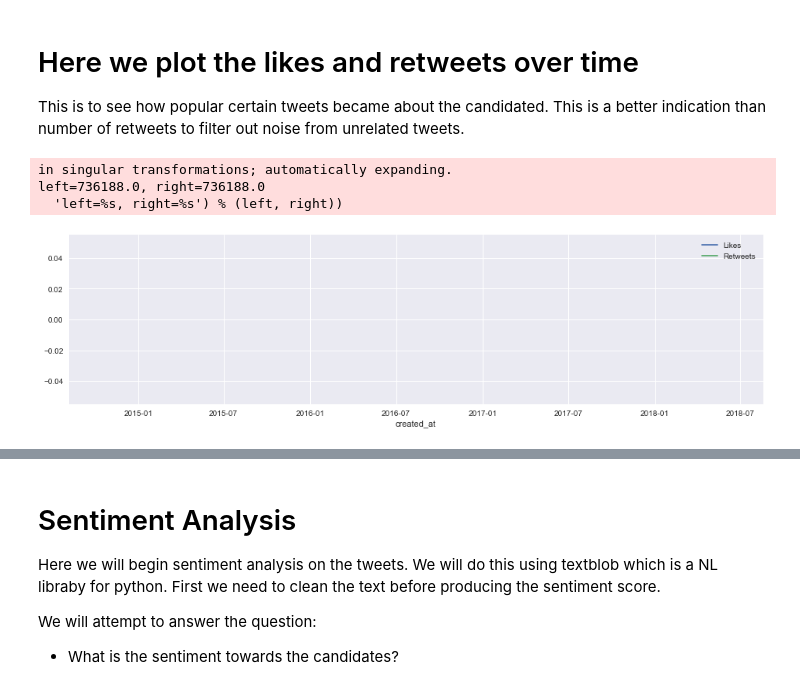
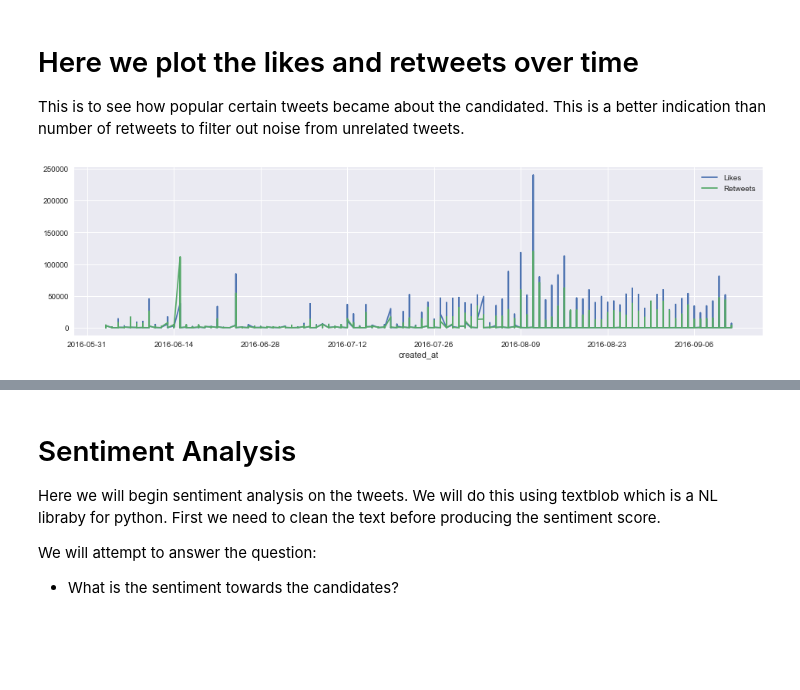
Before and after one commit to hassanhabbak/HillaryVsTrump, a Jupyter notebook: hillary_vs_trump.ipynb, the cells around one changed output, grey strips where cells are left out. Drawn from its saved outputs; the diff is of its cells as text; code cells hidden in the pictures; blank space fills up the shorter version.

```diff
--- a/hillary_vs_trump.ipynb
+++ b/hillary_vs_trump.ipynb
@@ -26,3 +25,6 @@ import ijson
 import json
 import random
 from tqdm import tqdm_notebook as tqdm
+from wordcloud import WordCloud
+%pylab inline
+pylab.rcParams['figure.figsize'] = (10, 6)
@@ -100,13 +130,12 @@ with open(filename) as f:
 
 This is to see how popular certain tweets became about the candidated. This is a better indication than number of retweets to filter out noise from unrelated tweets.
 # %%
-fav = pd.Series(data=tweets_df['likes'].values, index=tweets_df['created_at'])
-ret = pd.Series(data=tweets_df['retweet_count'].values, index=tweets_df['created_at'])
+relevant_tweets = tweets_df.loc[tweets_df['created_at'] > datetime.date(2016, 6, 2)]
+fav = pd.Series(data=relevant_tweets['likes'].values,
+                index=relevant_tweets['created_at'])
+ret = pd.Series(data=relevant_tweets['retweet_count'].values, index=relevant_tweets['created_at'])
 
 fav.plot(figsize=(16,4), label="Likes", legend=True)
 ret.plot(figsize=(16,4), label="Retweets", legend=True);
 # %% [output]
-in singular transformations; automatically expanding.
-left=736188.0, right=736188.0
-  'left=%s, right=%s') % (left, right))
-[figure, old version]
+[figure, new version]
```
Also changed, not shown: parts of 42 cells of this notebook, 7 other files.
